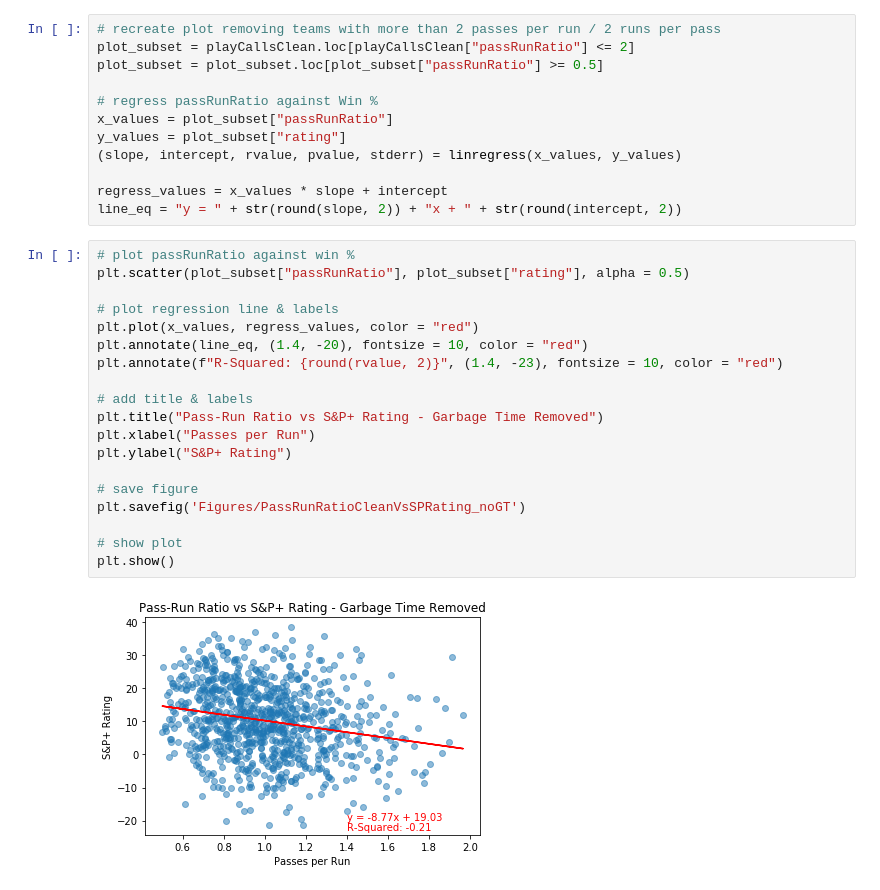
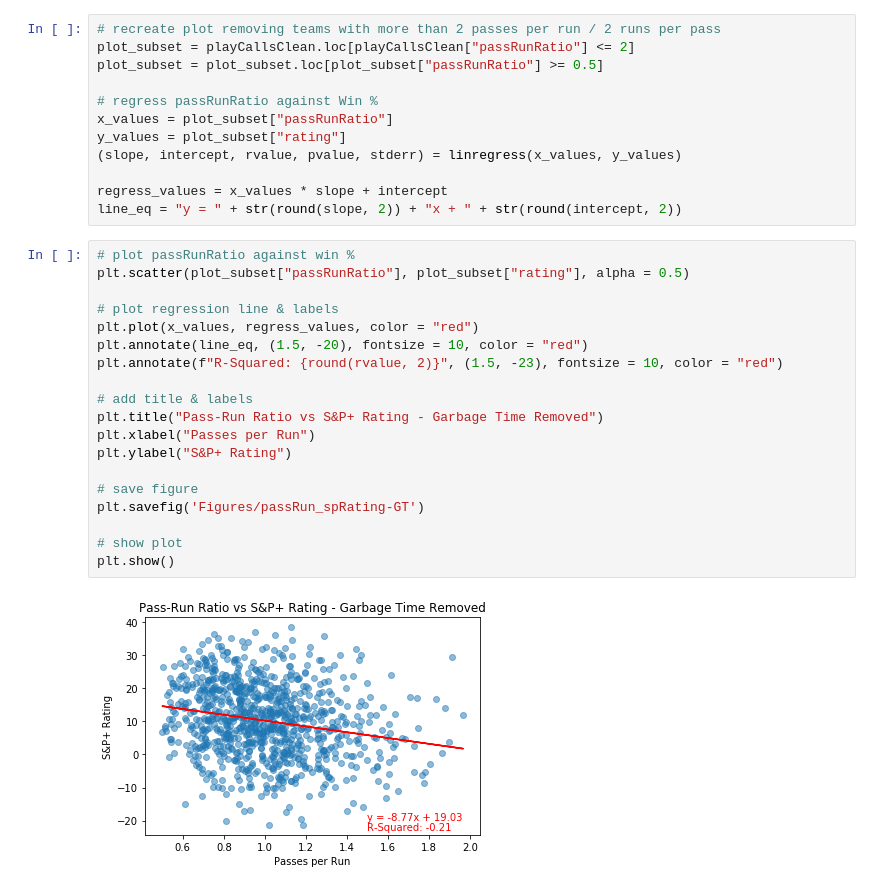
Before and after one commit to bdowd91/Project-1, a Jupyter notebook: playCallAnalysis-GTvsSP.ipynb, the cells around one changed output. Saved outputs shown, nothing was run; the diff lists cells and outputs as text.

```diff
--- a/playCallAnalysis_noGT_vsSP.ipynb
+++ b/playCallAnalysis-GTvsSP.ipynb
@@ -184,21 +181,21 @@ line_eq = "y = " + str(round(slope, 2)) + "x + " + str(round(intercept, 2))
 # %%
 # plot passRunRatio against win %
 plt.scatter(plot_subset["passRunRatio"], plot_subset["rating"], alpha = 0.5)
 
 # plot regression line & labels
 plt.plot(x_values, regress_values, color = "red")
-plt.annotate(line_eq, (1.4, -20), fontsize = 10, color = "red")
-plt.annotate(f"R-Squared: {round(rvalue, 2)}", (1.4, -23), fontsize = 10, color = "red")
+plt.annotate(line_eq, (1.5, -20), fontsize = 10, color = "red")
+plt.annotate(f"R-Squared: {round(rvalue, 2)}", (1.5, -23), fontsize = 10, color = "red")
 
 # add title & labels
 plt.title("Pass-Run Ratio vs S&P+ Rating - Garbage Time Removed")
 plt.xlabel("Passes per Run")
 plt.ylabel("S&P+ Rating")
 
 # save figure
-plt.savefig('Figures/PassRunRatioCleanVsSPRating_noGT')
+plt.savefig('Figures/passRun_spRating-GT')
 
 # show plot
 plt.show()
 # %% [output]
-[figure, old version]
+[figure, new version]
```
Also changed, not shown: parts of 2 cells of this notebook, 21 other files.
